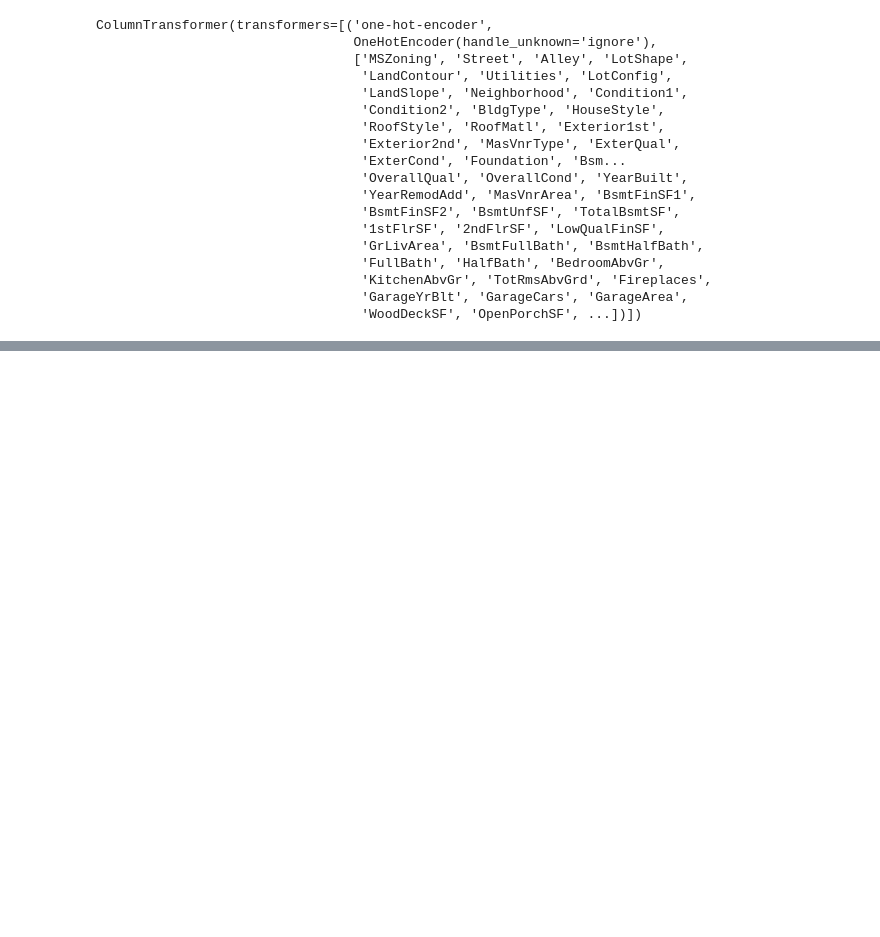
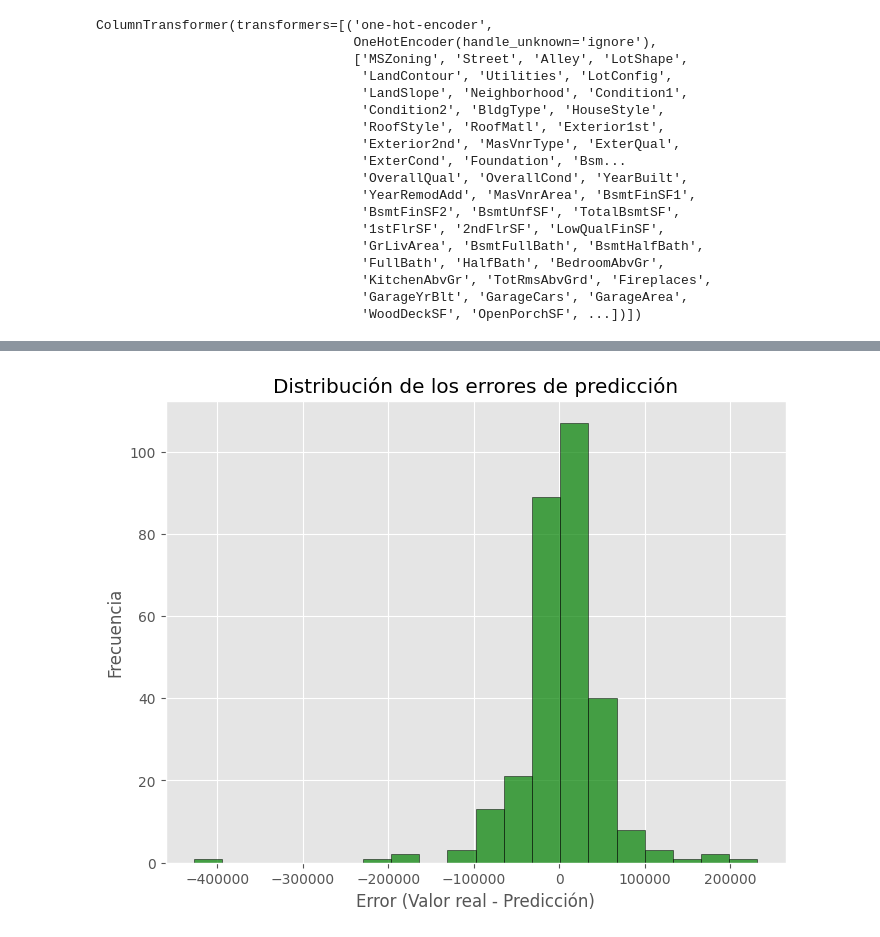
Before and after one commit to DiegoGarV/HDT4-DB2, a Jupyter notebook: arbol_regresion.ipynb, the cells around one changed output, grey strips where cells are left out. Cells and saved outputs as stored; diff of their text form; code cells hidden in the pictures; blank space fills up the shorter version.

```diff
--- a/arbol_regresion.ipynb
+++ b/arbol_regresion.ipynb
@@ -126,0 +181,9 @@ MSE: 2429868939.7797
+# %%
+plt.figure(figsize=(8, 6))
+plt.hist(errores, bins=20, color='green', edgecolor='black', alpha=0.7)
+plt.title("Distribución de los errores de predicción")
+plt.xlabel("Error (Valor real - Predicción)")
+plt.ylabel("Frecuencia")
+plt.show()
+# %% [output]
+[figure, added]
```
Also changed, not shown: parts of 7 cells of this notebook.
